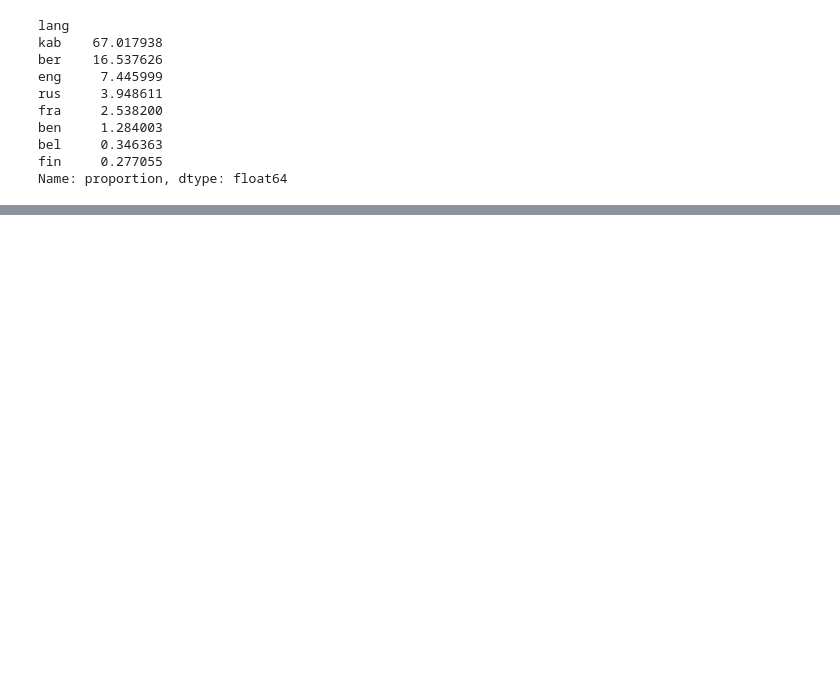
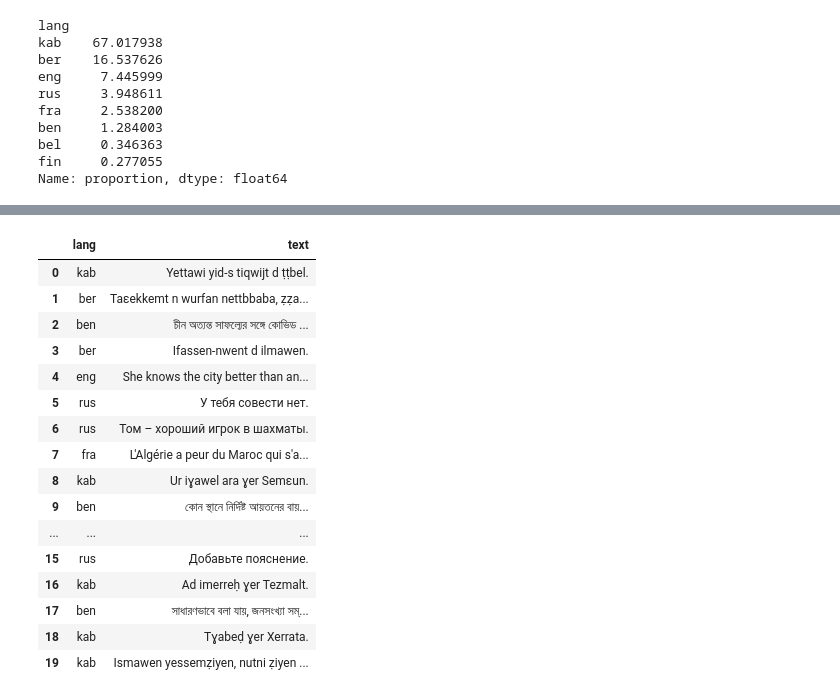
Before and after one commit to GodKelvin/pos-ia-dados-ufes, a Jupyter notebook: Processamento de Linguagem Natural/Kelvin_Lehrback_Trab_PLN.ipynb, the cells around one changed output, grey strips where cells are left out. Cells and saved outputs as stored; diff of their text form; code cells hidden in the pictures; blank space fills up the shorter version.

```diff
--- a/Processamento de Linguagem Natural/Kelvin_Lehrback_Trab_PLN.ipynb
+++ b/Processamento de Linguagem Natural/Kelvin_Lehrback_Trab_PLN.ipynb
@@ -85,18 +107,15 @@ Levando em conta que 67% de 550 mil é 368 mil registros e 2% de 550 mil é 11 m
 # %%
-kab_ber = dataframe[dataframe["lang"].isin(["kab", "ber"])]
+n_amostras = 14000
+amostras = []
+idiomas = ["kab", "ber", "eng", "rus", "fra"]
 
-# Pega a quantidade de amostrar para cada classe
-amostras_kab = kab_ber[kab_ber["lang"] == "kab"].sample(n=11000, random_state=42)
-amostras_ber = kab_ber[kab_ber["lang"] == "ber"].sample(n=10000, random_state=42)
+##Decidir pegar também o idioma "ben" com 7100 registros
+amostras_idioma = dataframe[dataframe["lang"] == "ben"]
+amostras.append(amostras_idioma.sample(n=7100, random_state=42))
 
-# Separar o restante do dataset (não kab/ber)
-rest = dataframe[~dataframe["lang"].isin(["kab", "ber"])]
+for lang in idiomas:
+  amostras_idioma = dataframe[dataframe["lang"] == lang]
+  amostras.append(amostras_idioma.sample(n=n_amostras, random_state=42))
 
-# Concatenar tudo de volta
-dataframe = pd.concat([rest, amostras_kab, amostras_ber])
-
-# Embaralhar o dataframe
+dataframe = pd.concat(amostras)
 dataframe = dataframe.sample(frac=1, random_state=42).reset_index(drop=True)
-
-# Conferir distribuição final
-print(dataframe["lang"].value_counts())
@@ -143,0 +150,20 @@ Feito essa limpeza de idiomas, vamos limpar as colunas irrelevantes: ID e create
+# %%
+dataframe.head(20)
+# %% [output]
+|  | lang | text |
+| 0 | kab | Yettawi yid-s tiqwijt d ṭṭbel. |
+| 1 | ber | Taɛekkemt n wurfan nettbbaba, ẓẓa... |
+| 2 | ben | চীন অত্যন্ত সাফল্যের সঙ্গে কোভিড ... |
+| 3 | ber | Ifassen-nwent d ilmawen. |
+| 4 | eng | She knows the city better than an... |
+| 5 | rus | У тебя совести нет. |
+| 6 | rus | Том – хороший игрок в шахматы. |
+| 7 | fra | L'Algérie a peur du Maroc qui s'a... |
+| 8 | kab | Ur iɣawel ara ɣer Semɛun. |
+| 9 | ben | কোন স্থানে নির্দিষ্ট আয়তনের বায়... |
+| ... | ... | ... |
+| 15 | rus | Добавьте пояснение. |
+| 16 | kab | Ad imerreḥ ɣer Tezmalt. |
+| 17 | ben | সাধারণভাবে বলা যায়, জনসংখ্যা সম্... |
+| 18 | kab | Tɣabeḍ ɣer Xerrata. |
+| 19 | kab | Ismawen yessemẓiyen, nutni ẓiyen ... |
```
Also changed, not shown: parts of 40 cells of this notebook.
